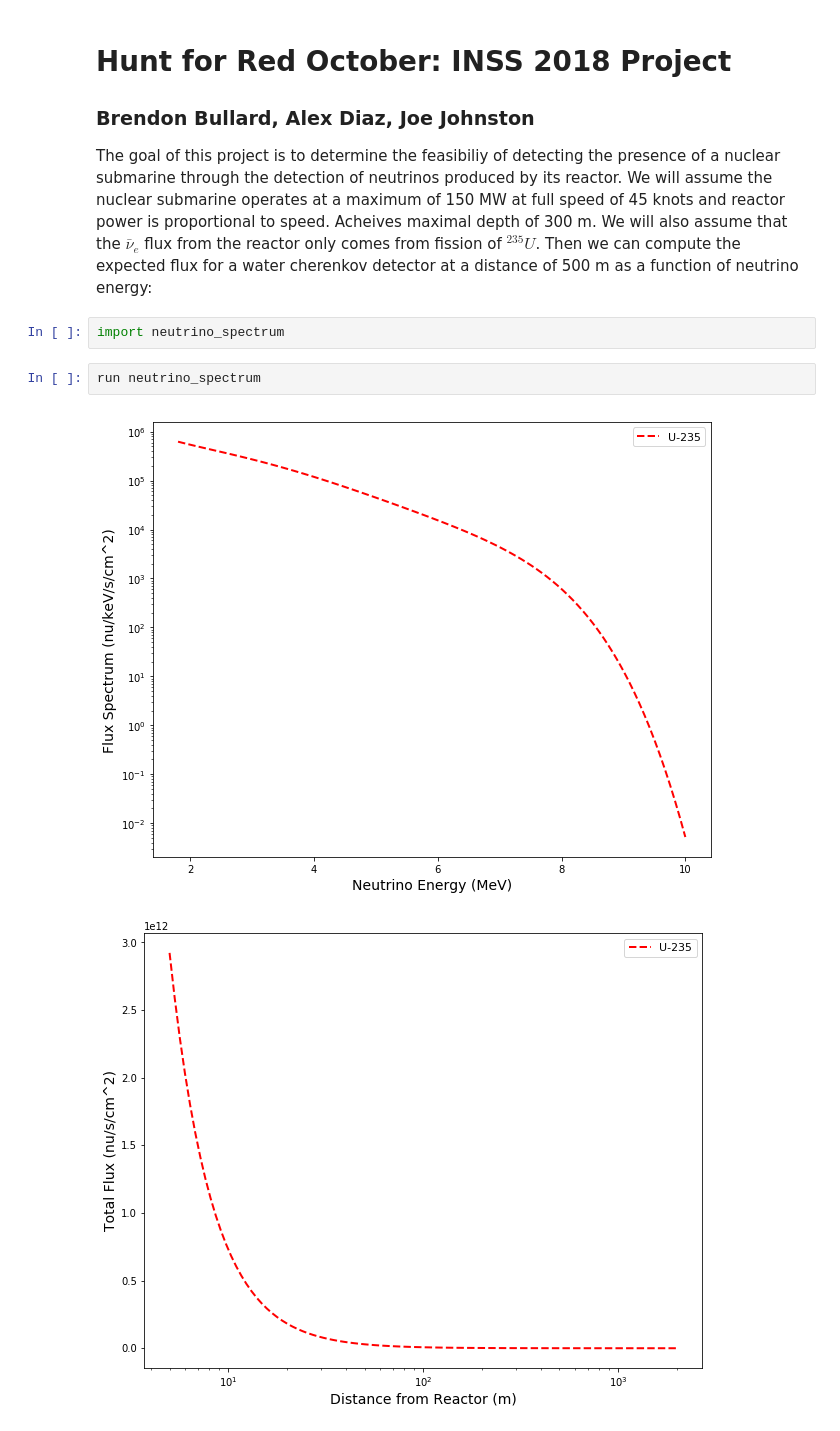
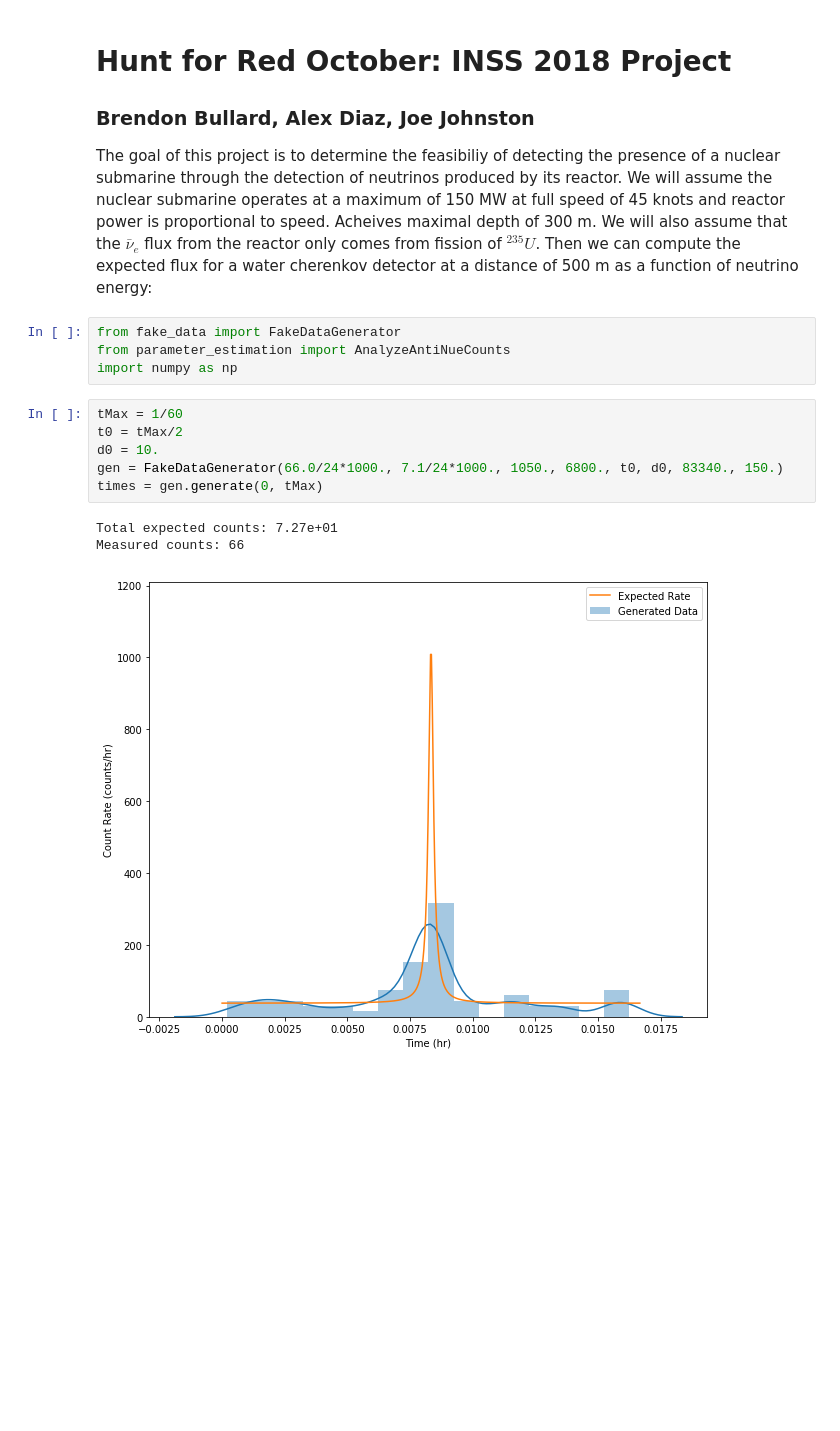
Before and after one commit to joejohnston203/inss2018_red_october, a Jupyter notebook: Hunt_for_Red_October.ipynb, the cells around one changed output. Cells and saved outputs as stored; diff of their text form; blank space fills up the shorter version.

Commit message:
Edited fake data generator output and fiddled with parameter fitting

```diff
--- a/Hunt_for_Red_October.ipynb
+++ b/Hunt_for_Red_October.ipynb
@@ -3,10 +3,17 @@
 ### Brendon Bullard, Alex Diaz, Joe Johnston
 
 The goal of this project is to determine the feasibiliy of detecting the presence of a nuclear submarine through the detection of neutrinos produced by its reactor. We will assume the nuclear submarine operates at a maximum of 150 MW at full speed of 45 knots and reactor power is proportional to speed. Acheives maximal depth of 300 m. We will also assume that the $\bar{\nu}_e$ flux from the reactor only comes from fission of $^{235}U$. Then we can compute the expected flux for a water cherenkov detector at a distance of 500 m as a function of neutrino energy:
-# %%
-import neutrino_spectrum
-# %%
-run neutrino_spectrum
-# %% [output]
-[figure, removed]
-[figure, removed]
+# %%
+from fake_data import FakeDataGenerator
+from parameter_estimation import AnalyzeAntiNueCounts
+import numpy as np
+# %%
+tMax = 1/60
+t0 = tMax/2
+d0 = 10.
+gen = FakeDataGenerator(66.0/24*1000., 7.1/24*1000., 1050., 6800., t0, d0, 83340., 150.)
+times = gen.generate(0, tMax)
+# %% [output]
+Total expected counts: 7.27e+01
+Measured counts: 66
+[figure, added]
```
Also changed, not shown: parts of 4 cells of this notebook, 2 other files.
